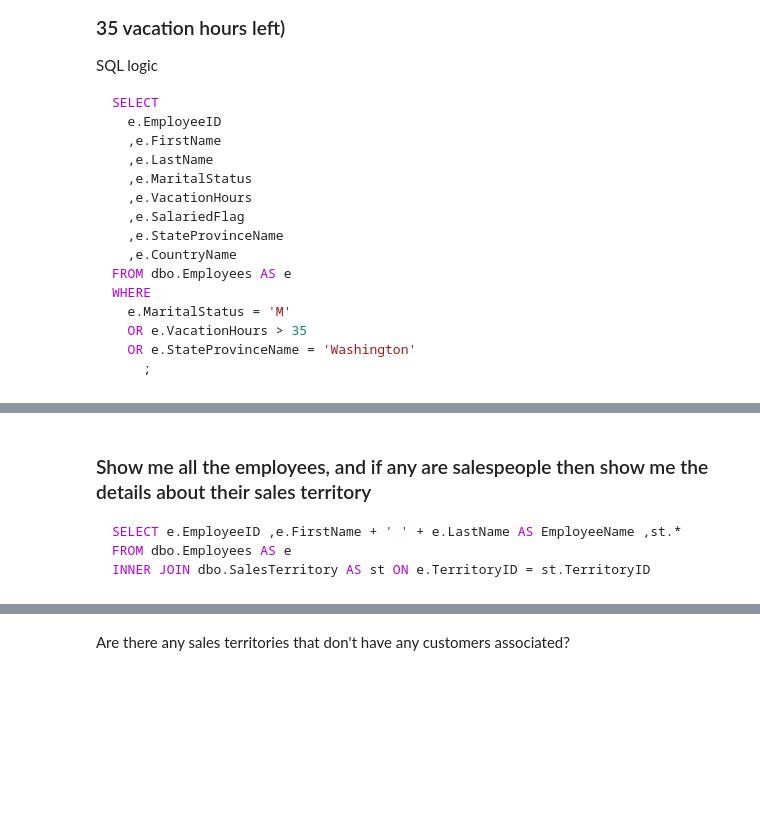
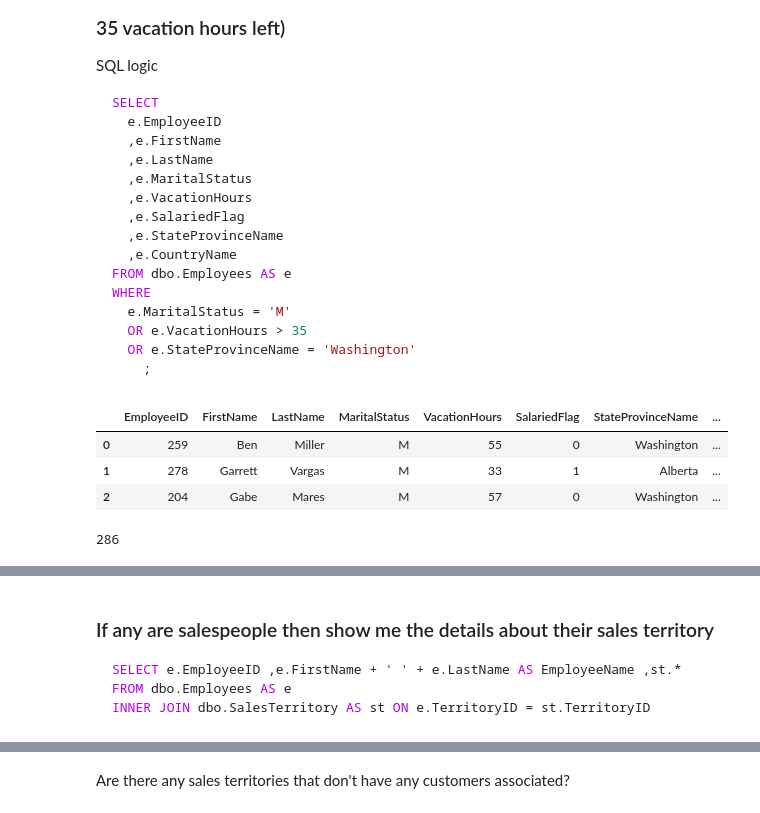
Before and after one commit to xiangshiyin/data-programming-with-python, a Jupyter notebook: 2023-summmer/2023-06-26/notebook/concept_and_code_demo.ipynb, the cells around one changed output, grey strips where cells are left out. Drawn from its saved outputs; the diff is of its cells as text; code cells hidden in the pictures; blank space fills up the shorter version.

````diff
--- a/2023-summmer/2023-06-26/notebook/concept_and_code_demo.ipynb
+++ b/2023-summmer/2023-06-26/notebook/concept_and_code_demo.ipynb
@@ -361,12 +932,22 @@ WHERE
 ```
 # %%
 Employees.loc[(Employees.MaritalStatus=='M')|(Employees.VacationHours>35)|(Employees.StateProvinceName=='Washington'),
-              ['EmployeeID', 'FirstName', 'LastName','MaritalStatus','VacationHours','SalariedFlag','StateProvinceName','CountryName']].head(10)
+              ['EmployeeID', 'FirstName', 'LastName','MaritalStatus','VacationHours','SalariedFlag','StateProvinceName','CountryName']].head(3)
+# %% [output]
+|  | EmployeeID | FirstName | LastName | MaritalStatus | VacationHours | SalariedFlag | StateProvinceName | ... |
+| 0 | 259 | Ben | Miller | M | 55 | 0 | Washington | ... |
+| 1 | 278 | Garrett | Vargas | M | 33 | 1 | Alberta | ... |
+| 2 | 204 | Gabe | Mares | M | 57 | 0 | Washington | ... |
+# %%
+Employees.loc[(Employees.MaritalStatus=='M')|(Employees.VacationHours>35)|(Employees.StateProvinceName=='Washington'),
+              ['EmployeeID', 'FirstName', 'LastName','MaritalStatus','VacationHours','SalariedFlag','StateProvinceName','CountryName']].EmployeeID.nunique()
+# %% [output]
+286
 # %% [markdown]
 ## Joins
 ![](../pics/joins.jpg)
 # %% [markdown]
-### Show me all the employees, and if any are salespeople then show me the details about their sales territory
+### If any are salespeople then show me the details about their sales territory
 ```sql
 SELECT e.EmployeeID ,e.FirstName + ' ' + e.LastName AS EmployeeName ,st.*
 FROM dbo.Employees AS e
````
Also changed, not shown: parts of 125 cells of this notebook, 2 other files.
